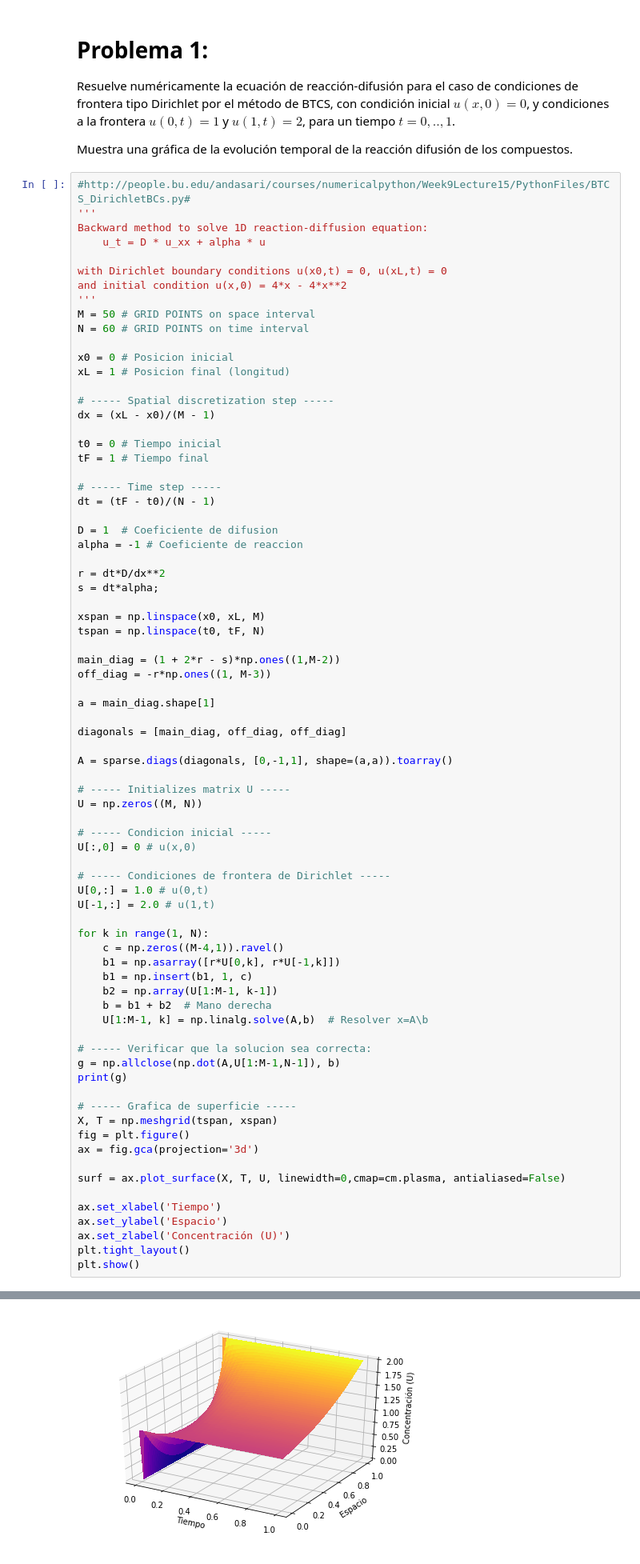
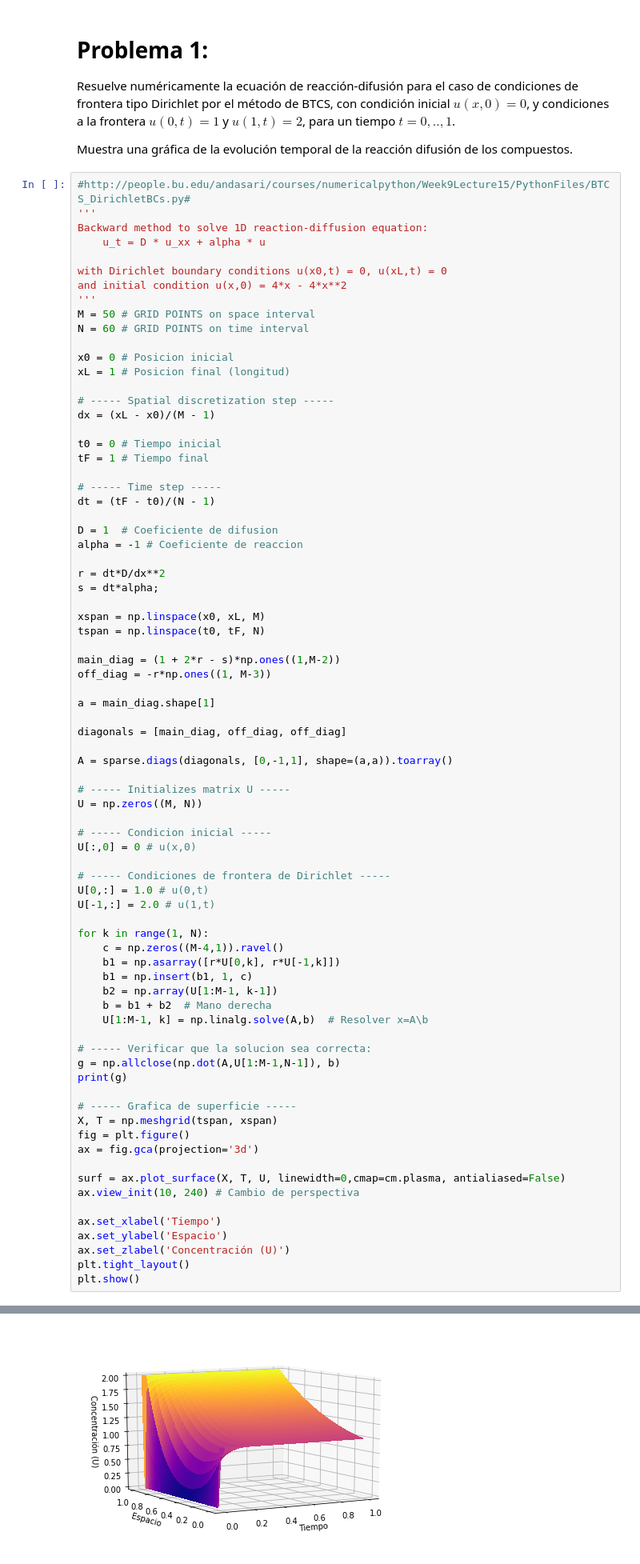
Before and after one commit to FelicianoRobles/FelicianoRobles, a Jupyter notebook: Evaluacion3.ipynb, the cells around one changed output, grey strips where cells are left out. Shown at 80% size. Drawn from its saved outputs; the diff is of its cells as text.

```diff
--- a/Evaluacion3.ipynb
+++ b/Evaluacion3.ipynb
@@ -63,34 +63,35 @@ U[:,0] = 0 # u(x,0)
 # ----- Condiciones de frontera de Dirichlet -----
 U[0,:] = 1.0 # u(0,t)
 U[-1,:] = 2.0 # u(1,t)
 
 for k in range(1, N):
     c = np.zeros((M-4,1)).ravel()
     b1 = np.asarray([r*U[0,k], r*U[-1,k]])
     b1 = np.insert(b1, 1, c)
     b2 = np.array(U[1:M-1, k-1])
     b = b1 + b2  # Mano derecha
     U[1:M-1, k] = np.linalg.solve(A,b)  # Resolver x=A\b
 
 # ----- Verificar que la solucion sea correcta:
 g = np.allclose(np.dot(A,U[1:M-1,N-1]), b)
 print(g)
 
 # ----- Grafica de superficie -----
 X, T = np.meshgrid(tspan, xspan)
 fig = plt.figure()
 ax = fig.gca(projection='3d')
 
 surf = ax.plot_surface(X, T, U, linewidth=0,cmap=cm.plasma, antialiased=False)
+ax.view_init(10, 240) # Cambio de perspectiva
 
 ax.set_xlabel('Tiempo')
 ax.set_ylabel('Espacio')
 ax.set_zlabel('Concentración (U)')
 plt.tight_layout()
 plt.show()
 # %% [output]
 True
-[figure, old version]
+[figure, new version]
 # %%
 # ----- Plot contra espacio -----
 fig = plt.figure()
```
Also changed, not shown: parts of 3 cells of this notebook.
